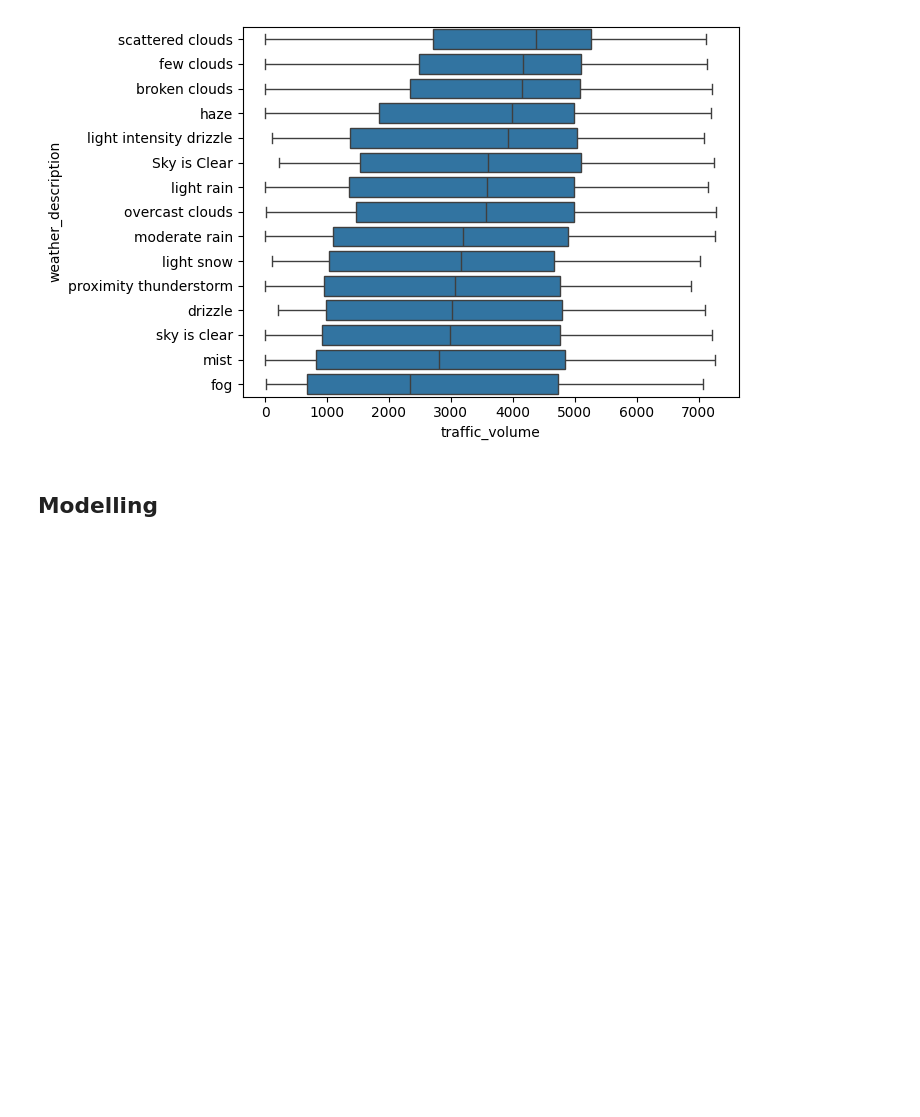
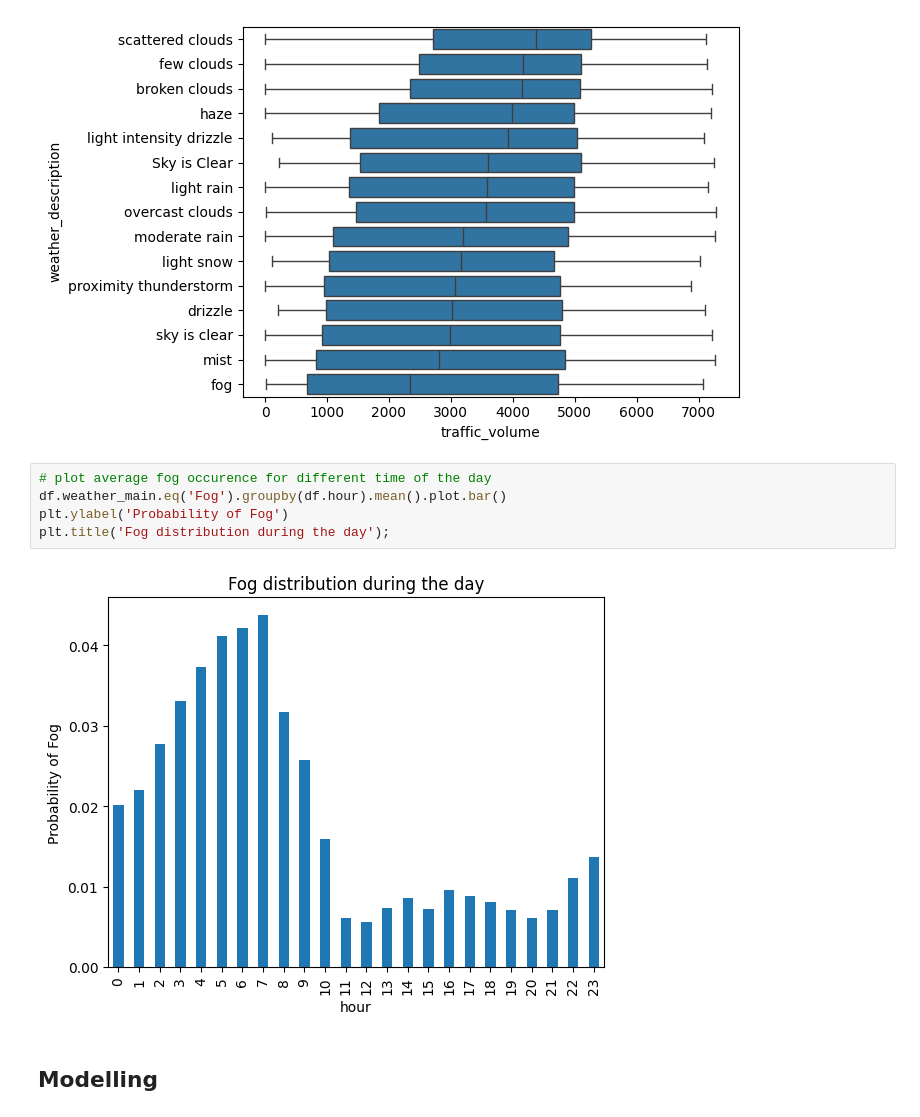
Before and after one commit to krzysztof-rozycki/traffic_forecasting, a Jupyter notebook: notebooks/Final.ipynb, the cells around one changed output. Drawn from its saved outputs; the diff is of its cells as text; blank space fills up the shorter version.

```diff
--- a/notebooks/Final.ipynb
+++ b/notebooks/Final.ipynb
@@ -55,6 +64,13 @@ plot_boxplot(df, 'weather_main', top=10)
 plot_boxplot(df, 'weather_description', top=15)
 # %% [output]
 [figure]
+# %%
+# plot average fog occurence for different time of the day
+df.weather_main.eq('Fog').groupby(df.hour).mean().plot.bar()
+plt.ylabel('Probability of Fog')
+plt.title('Fog distribution during the day');
+# %% [output]
+[figure, added]
 # %% [markdown]
 ## Modelling
 # %%
```
Also changed, not shown: parts of 10 cells of this notebook.
